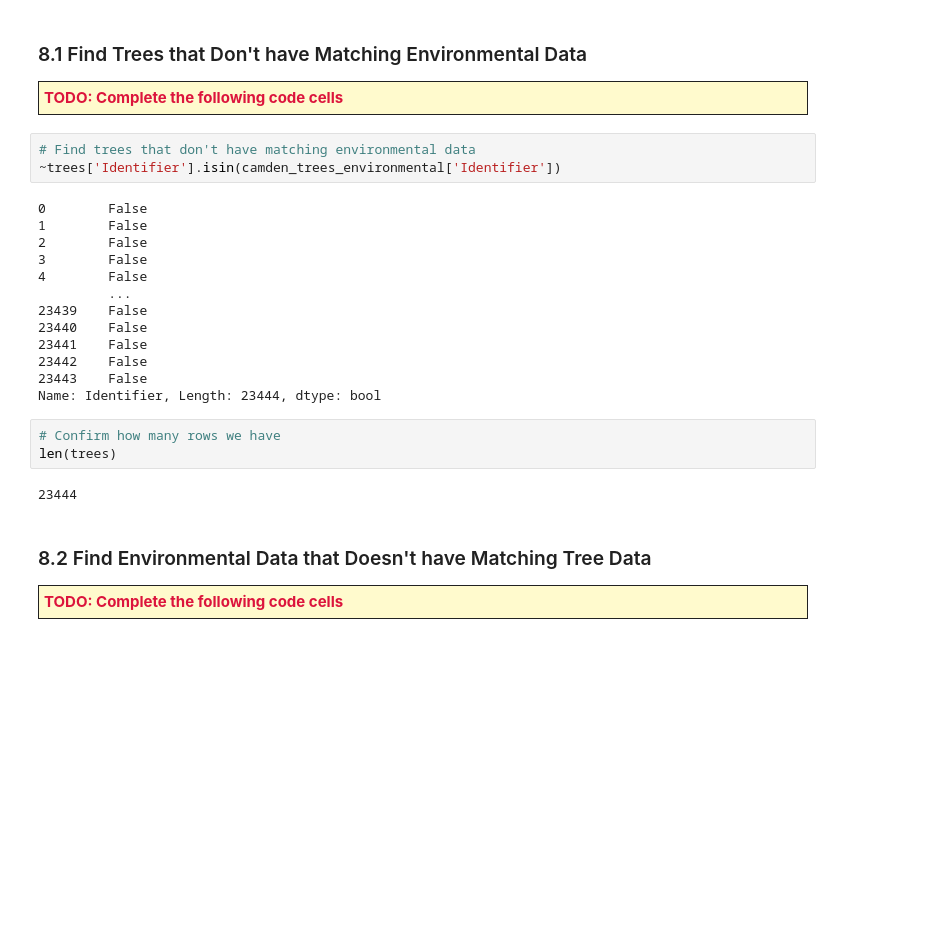
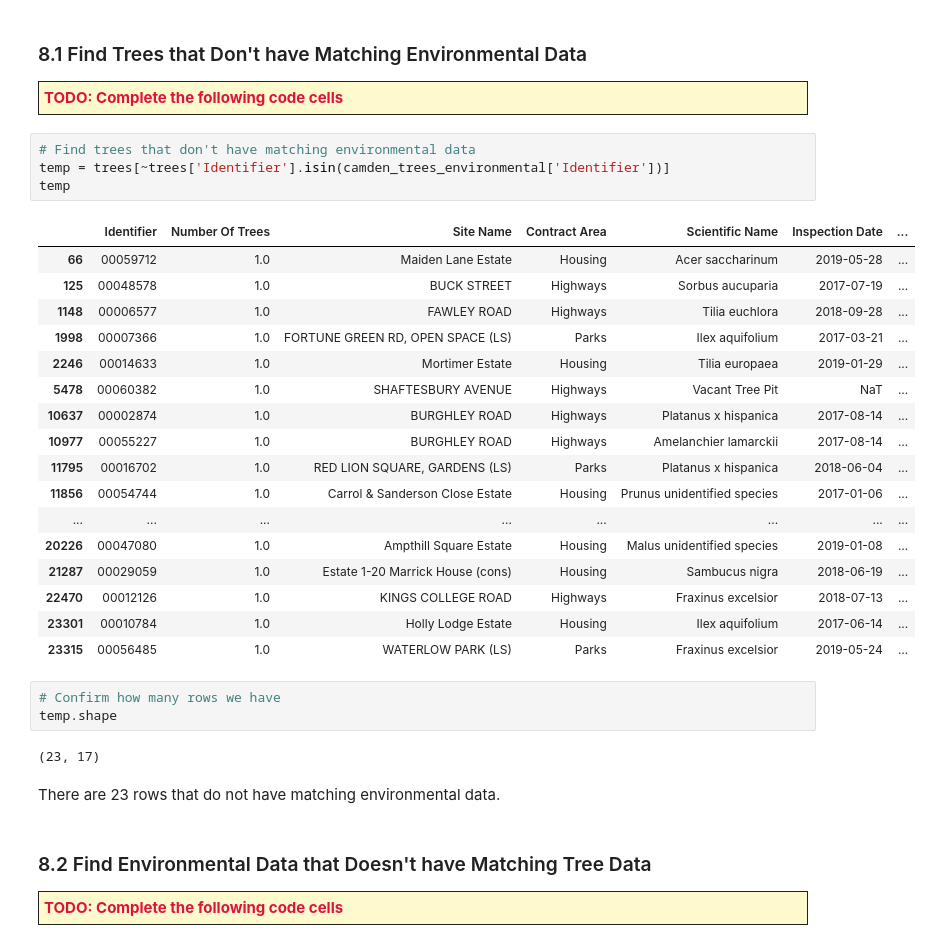
Before and after one commit to LudmilaGarcia26/Python_project, a Jupyter notebook: Data_Quality_Report.ipynb, the cells around one changed output. Saved outputs shown, nothing was run; the diff lists cells and outputs as text; blank space fills up the shorter version.

```diff
--- a/Data_Quality_Report.ipynb
+++ b/Data_Quality_Report.ipynb
@@ -1487,25 +1481,33 @@ TODO: Complete the following code cells
     </font></div>
 # %%
 # Find trees that don't have matching environmental data
-~trees['Identifier'].isin(camden_trees_environmental['Identifier'])
+temp = trees[~trees['Identifier'].isin(camden_trees_environmental['Identifier'])]
+temp
 # %% [output]
-0        False
-1        False
-2        False
-3        False
-4        False
-         ...
-23439    False
-23440    False
-23441    False
-23442    False
-23443    False
-Name: Identifier, Length: 23444, dtype: bool
+|  | Identifier | Number Of Trees | Site Name | Contract Area | Scientific Name | Inspection Date | ... |
+| 66 | 00059712 | 1.0 | Maiden Lane Estate | Housing | Acer saccharinum | 2019-05-28 | ... |
+| 125 | 00048578 | 1.0 | BUCK STREET | Highways | Sorbus aucuparia | 2017-07-19 | ... |
+| 1148 | 00006577 | 1.0 | FAWLEY ROAD | Highways | Tilia euchlora | 2018-09-28 | ... |
+| 1998 | 00007366 | 1.0 | FORTUNE GREEN RD, OPEN SPACE (LS) | Parks | Ilex aquifolium | 2017-03-21 | ... |
+| 2246 | 00014633 | 1.0 | Mortimer Estate | Housing | Tilia europaea | 2019-01-29 | ... |
+| 5478 | 00060382 | 1.0 | SHAFTESBURY AVENUE | Highways | Vacant Tree Pit | NaT | ... |
+| 10637 | 00002874 | 1.0 | BURGHLEY ROAD | Highways | Platanus x hispanica | 2017-08-14 | ... |
+| 10977 | 00055227 | 1.0 | BURGHLEY ROAD | Highways | Amelanchier lamarckii | 2017-08-14 | ... |
+| 11795 | 00016702 | 1.0 | RED LION SQUARE, GARDENS (LS) | Parks | Platanus x hispanica | 2018-06-04 | ... |
+| 11856 | 00054744 | 1.0 | Carrol & Sanderson Close Estate | Housing | Prunus unidentified species | 2017-01-06 | ... |
+| ... | ... | ... | ... | ... | ... | ... | ... |
+| 20226 | 00047080 | 1.0 | Ampthill Square Estate | Housing | Malus unidentified species | 2019-01-08 | ... |
+| 21287 | 00029059 | 1.0 | Estate 1-20 Marrick House (cons) | Housing | Sambucus nigra | 2018-06-19 | ... |
+| 22470 | 00012126 | 1.0 | KINGS COLLEGE ROAD | Highways | Fraxinus excelsior | 2018-07-13 | ... |
+| 23301 | 00010784 | 1.0 | Holly Lodge Estate | Housing | Ilex aquifolium | 2017-06-14 | ... |
+| 23315 | 00056485 | 1.0 | WATERLOW PARK (LS) | Parks | Fraxinus excelsior | 2019-05-24 | ... |
 # %%
 # Confirm how many rows we have
-len(trees)
+temp.shape
 # %% [output]
-23444
+(23, 17)
+# %% [markdown]
+There are 23 rows that do not have matching environmental data.
 # %% [markdown]
 ### 8.2 Find Environmental Data that Doesn't have Matching Tree Data
 <div style="background-color:lemonchiffon; border:1px solid; padding:5px; margin:5px; font-weight:bold"><font color="crimson">
```
Also changed, not shown: parts of 15 cells of this notebook.
